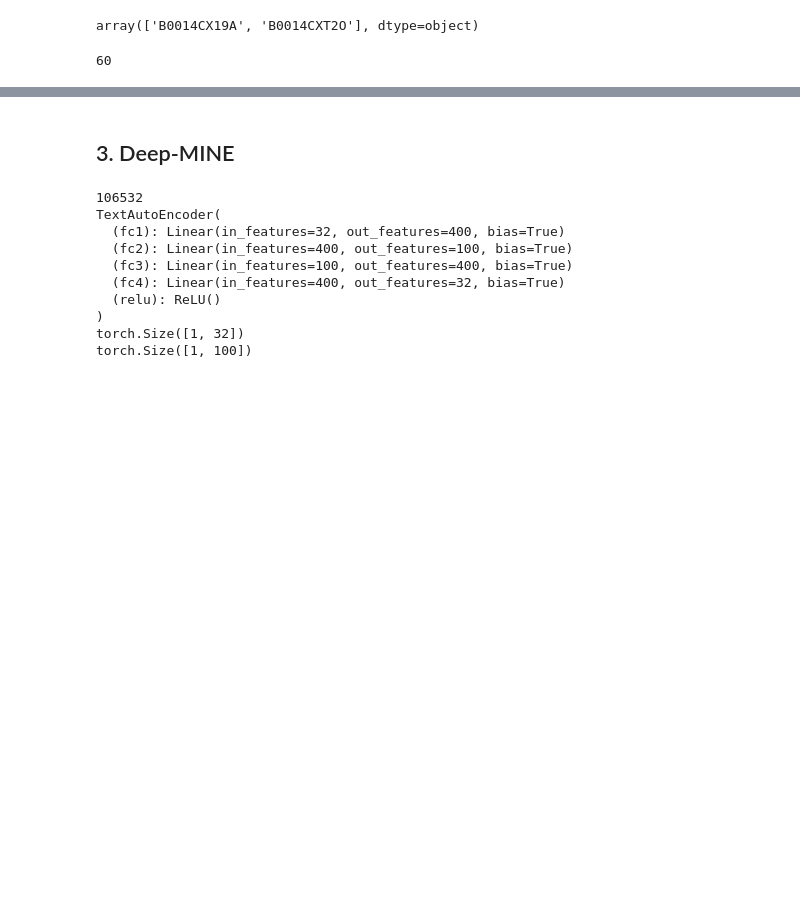
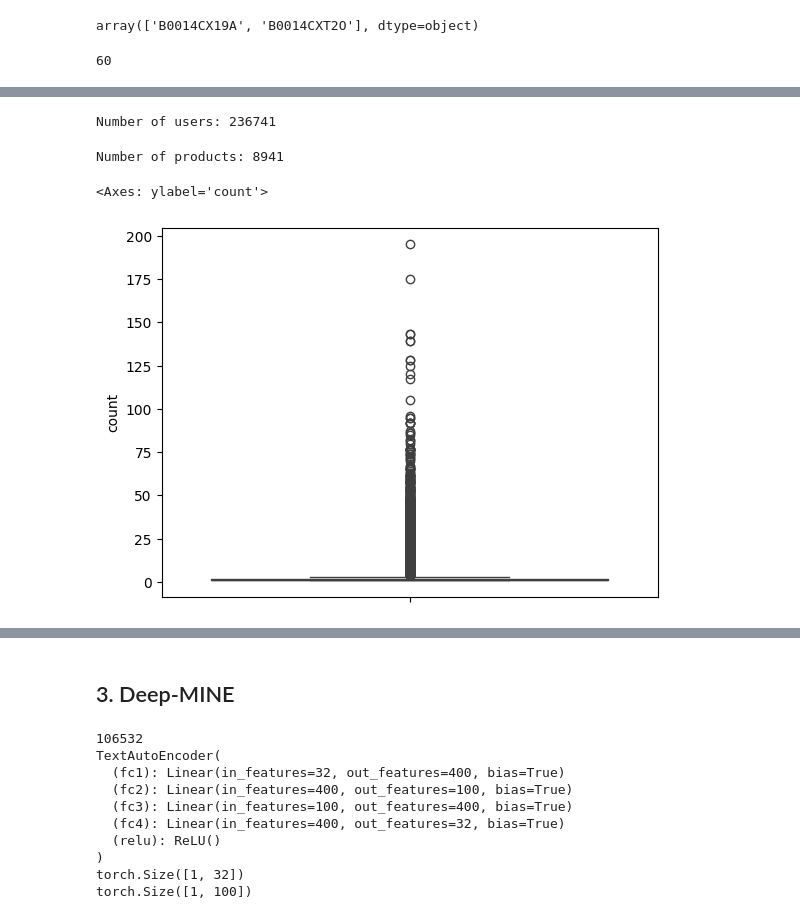
Before and after one commit to vichShir/deep-mine, a Jupyter notebook: Deep_MINE.ipynb, the cells around one changed output, grey strips where cells are left out. Drawn from its saved outputs; the diff is of its cells as text; code cells hidden in the pictures; blank space fills up the shorter version.

```diff
--- a/Deep_MINE.ipynb
+++ b/Deep_MINE.ipynb
@@ -251,0 +265,13 @@ Feedbacks: 448,467
+# %%
+print(f'Number of users:', df_prime_pantry['reviewerID'].nunique())
+# %% [output]
+Number of users: 236741
+# %%
+print(f'Number of products:', df_prime_pantry['asin'].nunique())
+# %% [output]
+Number of products: 8941
+# %%
+sns.boxplot(df_prime_pantry['reviewerID'].value_counts())
+# %% [output]
+<Axes: ylabel='count'>
+[figure, added]
```
Also changed, not shown: parts of 65 cells of this notebook.
